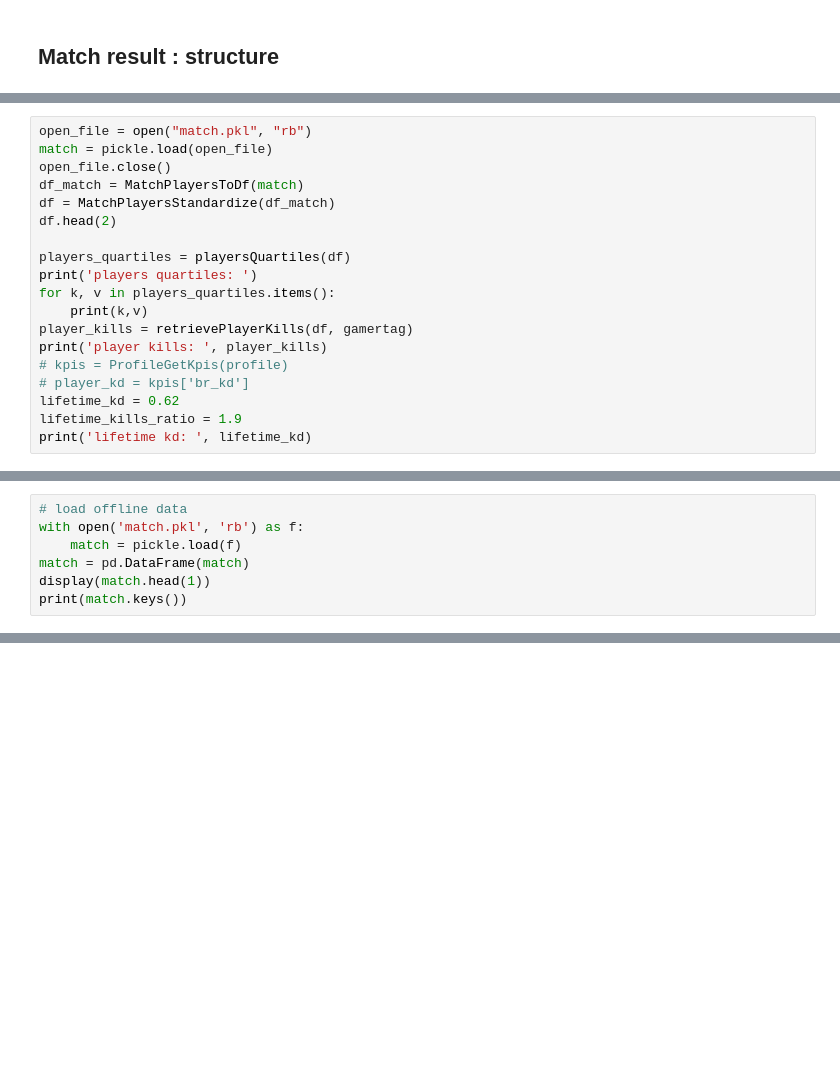
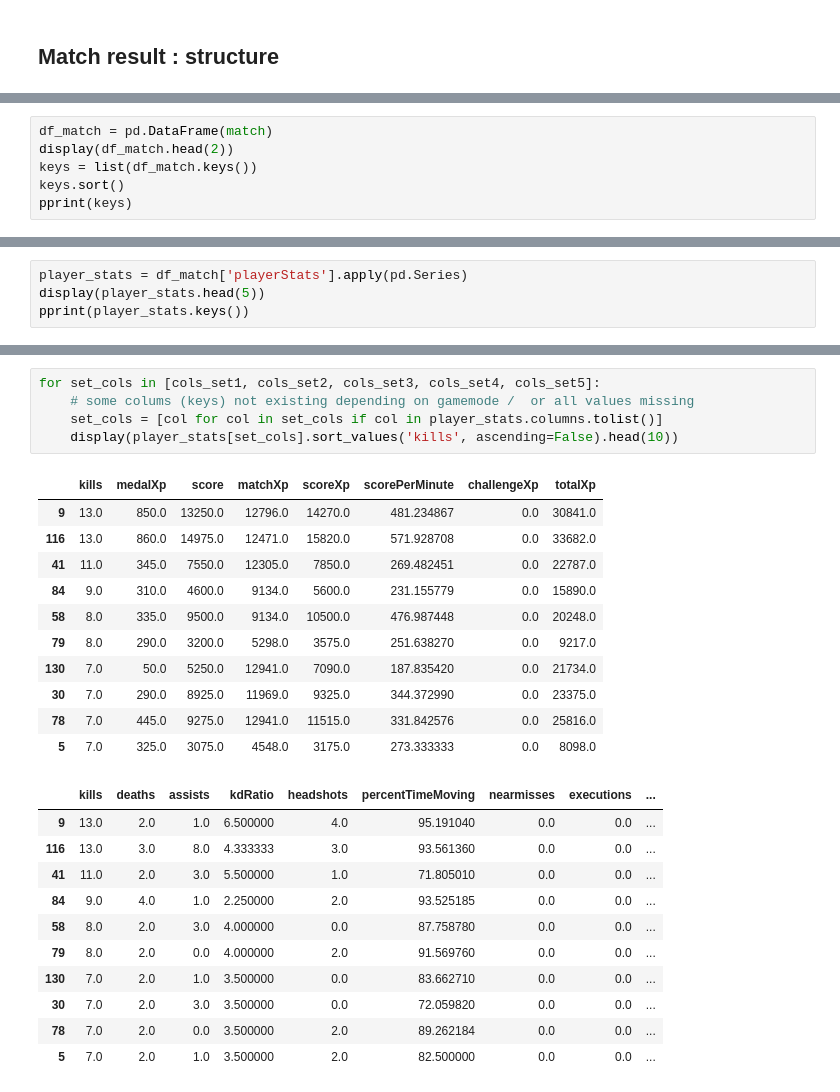
Before and after one commit to matthieuvion/wzkd, a Jupyter notebook: notebooks/format_one_match.ipynb, the cells around one changed output, grey strips where cells are left out. Cells and saved outputs as stored; diff of their text form; blank space fills up the shorter version.

Commit message:
refactoring: fusion of codes for match and matches formatting

```diff
--- a/notebooks/format_one_match.ipynb
+++ b/notebooks/format_one_match.ipynb
@@ -1114,19 +74,0 @@ players_quartiles
-# %%
-open_file = open("match.pkl", "rb")
-match = pickle.load(open_file)
-open_file.close()
-df_match = MatchPlayersToDf(match)
-df = MatchPlayersStandardize(df_match)
-df.head(2)
-
-players_quartiles = playersQuartiles(df)
-print('players quartiles: ')
-for k, v in players_quartiles.items():
-    print(k,v)
-player_kills = retrievePlayerKills(df, gamertag)
-print('player kills: ', player_kills)
-# kpis = ProfileGetKpis(profile)
-# player_kd = kpis['br_kd']
-lifetime_kd = 0.62
-lifetime_kills_ratio = 1.9
-print('lifetime kd: ', lifetime_kd)
@@ -1283,7 +74,0 @@ fig.show()
-# %%
-# load offline data
-with open('match.pkl', 'rb') as f:
-    match = pickle.load(f)
-match = pd.DataFrame(match)
-display(match.head(1))
-print(match.keys())
@@ -1401,0 +81,6 @@ fig.show()
+# %%
+df_match = pd.DataFrame(match)
+display(df_match.head(2))
+keys = list(df_match.keys())
+keys.sort()
+pprint(keys)
@@ -1401,0 +133,4 @@ fig.show()
+# %%
+player_stats = df_match['playerStats'].apply(pd.Series)
+display(player_stats.head(5))
+pprint(player_stats.keys())
@@ -1401,0 +209,28 @@ fig.show()
+# %%
+for set_cols in [cols_set1, cols_set2, cols_set3, cols_set4, cols_set5]:
+    # some colums (keys) not existing depending on gamemode /  or all values missing
+    set_cols = [col for col in set_cols if col in player_stats.columns.tolist()]
+    display(player_stats[set_cols].sort_values('kills', ascending=False).head(10))
+# %% [output]
+|  | kills | medalXp | score | matchXp | scoreXp | scorePerMinute | challengeXp | totalXp |
+| 9 | 13.0 | 850.0 | 13250.0 | 12796.0 | 14270.0 | 481.234867 | 0.0 | 30841.0 |
+| 116 | 13.0 | 860.0 | 14975.0 | 12471.0 | 15820.0 | 571.928708 | 0.0 | 33682.0 |
+| 41 | 11.0 | 345.0 | 7550.0 | 12305.0 | 7850.0 | 269.482451 | 0.0 | 22787.0 |
+| 84 | 9.0 | 310.0 | 4600.0 | 9134.0 | 5600.0 | 231.155779 | 0.0 | 15890.0 |
+| 58 | 8.0 | 335.0 | 9500.0 | 9134.0 | 10500.0 | 476.987448 | 0.0 | 20248.0 |
+| 79 | 8.0 | 290.0 | 3200.0 | 5298.0 | 3575.0 | 251.638270 | 0.0 | 9217.0 |
+| 130 | 7.0 | 50.0 | 5250.0 | 12941.0 | 7090.0 | 187.835420 | 0.0 | 21734.0 |
+| 30 | 7.0 | 290.0 | 8925.0 | 11969.0 | 9325.0 | 344.372990 | 0.0 | 23375.0 |
+| 78 | 7.0 | 445.0 | 9275.0 | 12941.0 | 11515.0 | 331.842576 | 0.0 | 25816.0 |
+| 5 | 7.0 | 325.0 | 3075.0 | 4548.0 | 3175.0 | 273.333333 | 0.0 | 8098.0 |
+|  | kills | deaths | assists | kdRatio | headshots | percentTimeMoving | nearmisses | executions | ... |
+| 9 | 13.0 | 2.0 | 1.0 | 6.500000 | 4.0 | 95.191040 | 0.0 | 0.0 | ... |
+| 116 | 13.0 | 3.0 | 8.0 | 4.333333 | 3.0 | 93.561360 | 0.0 | 0.0 | ... |
+| 41 | 11.0 | 2.0 | 3.0 | 5.500000 | 1.0 | 71.805010 | 0.0 | 0.0 | ... |
+| 84 | 9.0 | 4.0 | 1.0 | 2.250000 | 2.0 | 93.525185 | 0.0 | 0.0 | ... |
+| 58 | 8.0 | 2.0 | 3.0 | 4.000000 | 0.0 | 87.758780 | 0.0 | 0.0 | ... |
+| 79 | 8.0 | 2.0 | 0.0 | 4.000000 | 2.0 | 91.569760 | 0.0 | 0.0 | ... |
+| 130 | 7.0 | 2.0 | 1.0 | 3.500000 | 0.0 | 83.662710 | 0.0 | 0.0 | ... |
+| 30 | 7.0 | 2.0 | 3.0 | 3.500000 | 0.0 | 72.059820 | 0.0 | 0.0 | ... |
+| 78 | 7.0 | 2.0 | 0.0 | 3.500000 | 2.0 | 89.262184 | 0.0 | 0.0 | ... |
+| 5 | 7.0 | 2.0 | 1.0 | 3.500000 | 2.0 | 82.500000 | 0.0 | 0.0 | ... |
```
Also changed, not shown: parts of 123 cells of this notebook, 26 other files.
